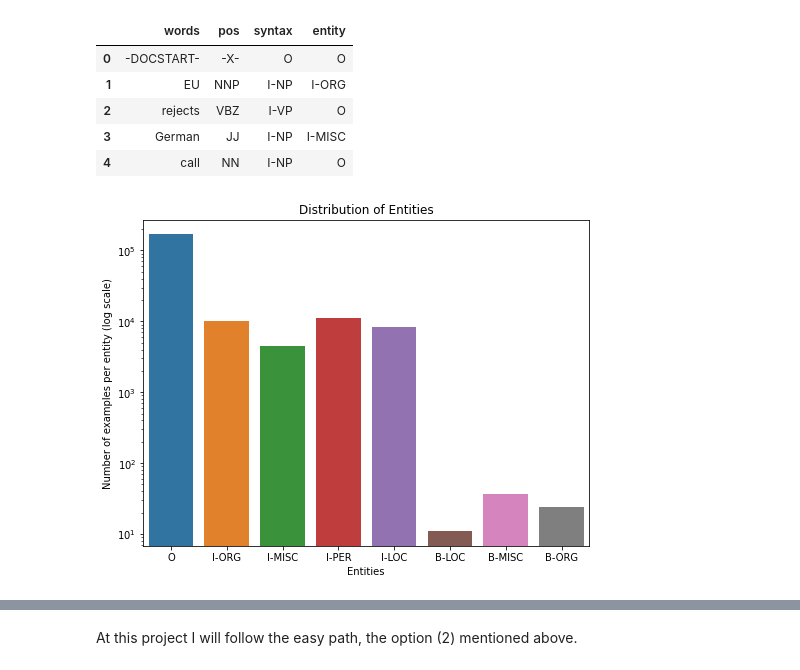
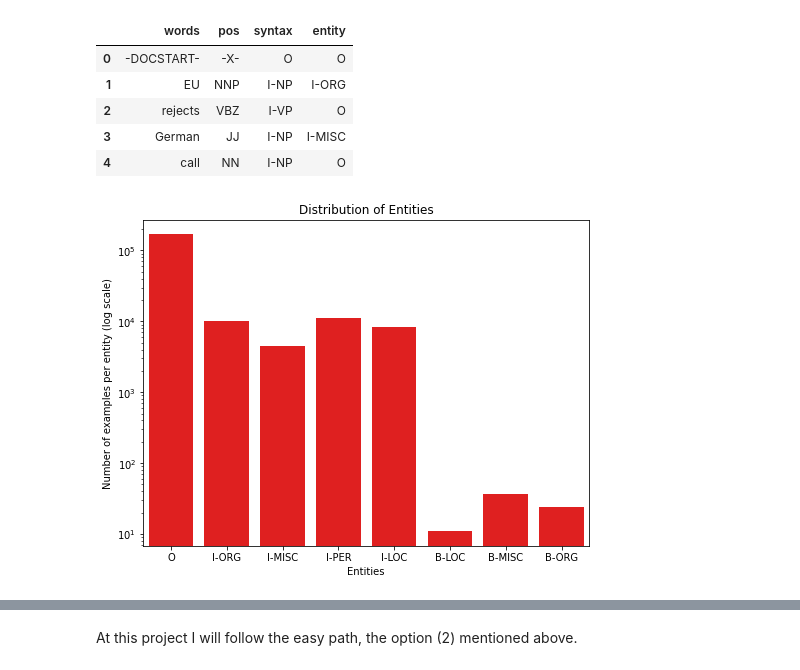
Before and after one commit to pantelisziazo/various_projects, a Jupyter notebook: Named_Entity_Recognition_English_CONLL_2003.ipynb, the cells around one changed output, grey strips where cells are left out. Drawn from its saved outputs; the diff is of its cells as text; code cells hidden in the pictures.

```diff
--- a/Named_Entity_Recognition_English_CONLL_2003.ipynb
+++ b/Named_Entity_Recognition_English_CONLL_2003.ipynb
@@ -58,13 +59,13 @@ train.head(5)
 # %%
 # take a look of the dataset
 plt.figure(figsize=(8,6))
-g = sns.countplot(x=train['entity'])
+g = sns.countplot(x=train['entity'],color="r")
 g.set_yscale('log')
 plt.title('Distribution of Entities')
 plt.xlabel('Entities')
 plt.ylabel('Number of examples per entity (log scale)')
 plt.show()
 # similar information using pandas command (not so 'pretty' though)
 # train.groupby('entity').size().reset_index(name='counts')
 # %% [output]
-[figure, old version]
+[figure, new version]
```
Also changed, not shown: parts of 16 cells of this notebook.
